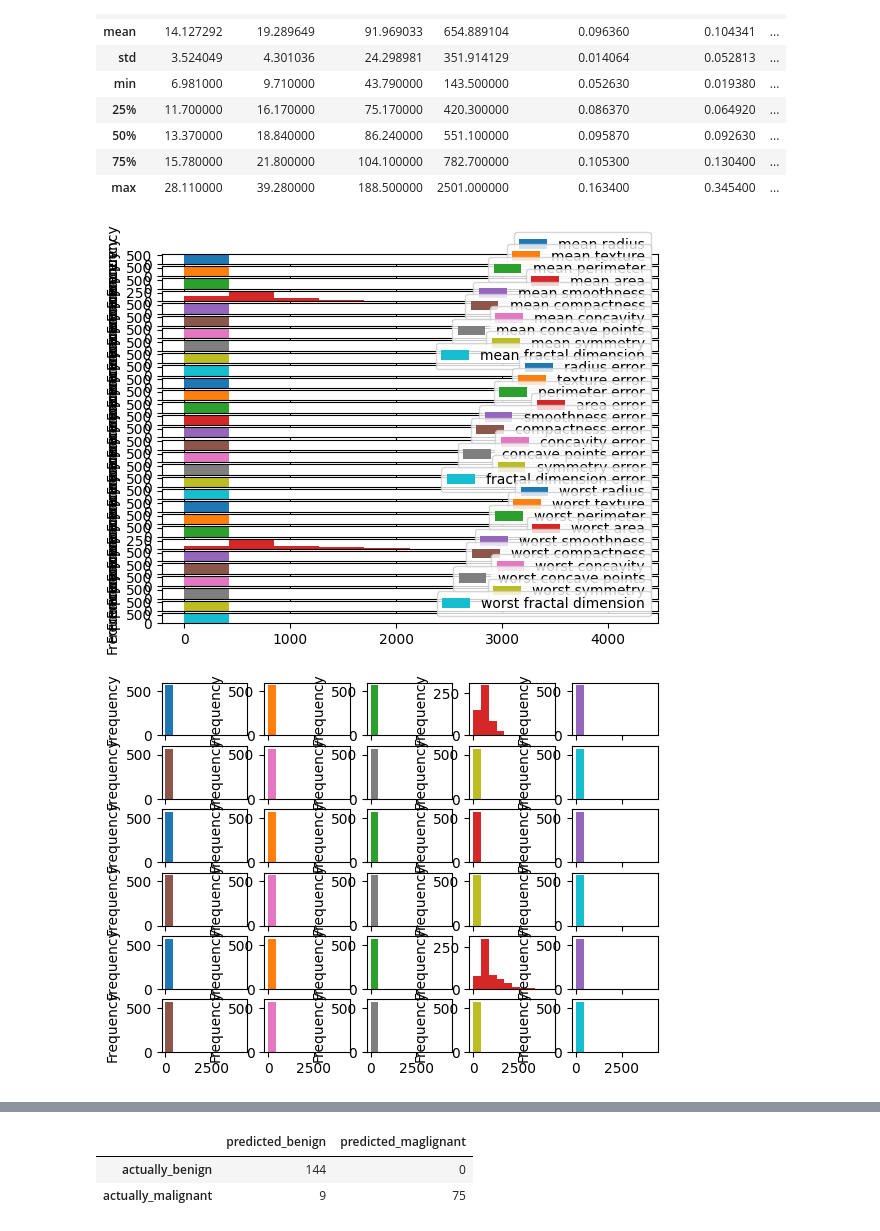
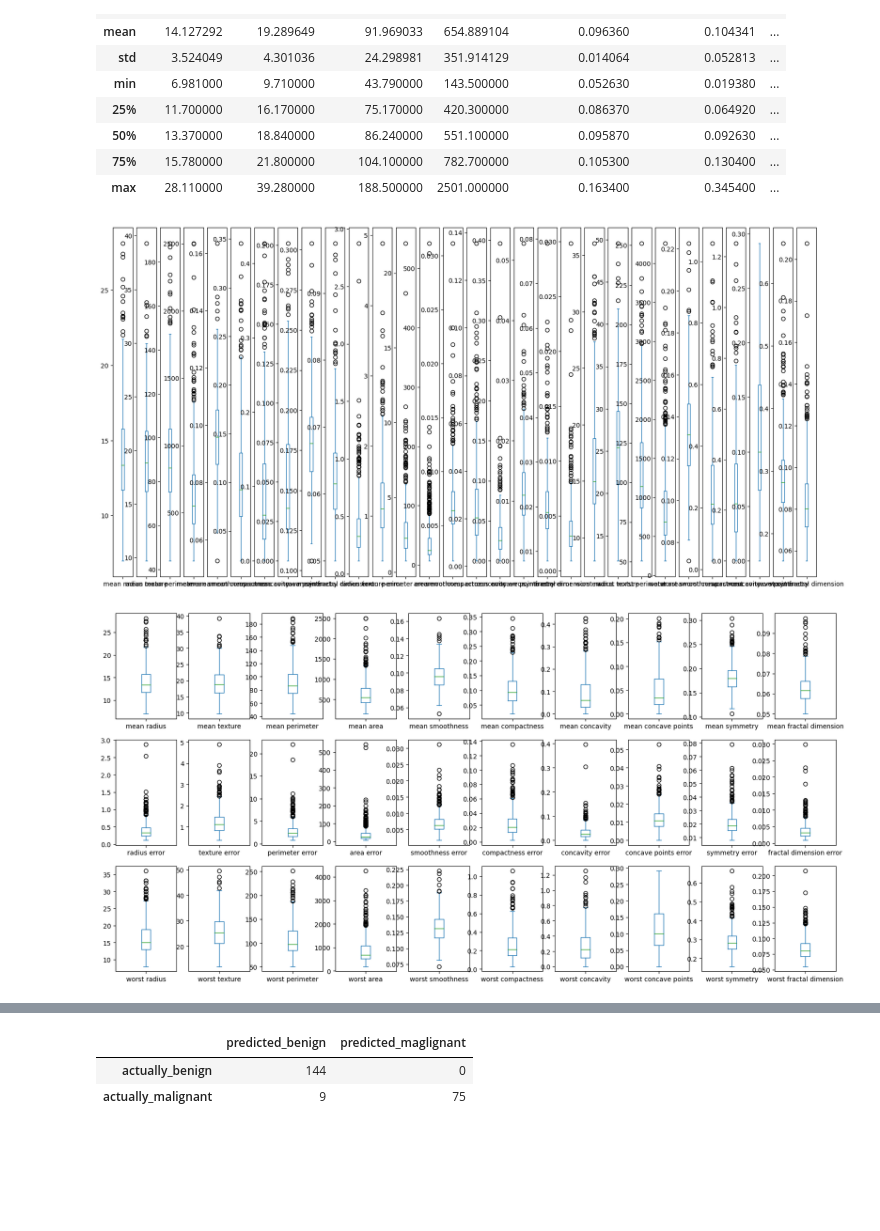
Before and after one commit to jtsuvile/AI_utbildning, a Jupyter notebook: ML_python_workshop.ipynb, the cells around one changed output, grey strips where cells are left out. Saved outputs shown, nothing was run; the diff lists cells and outputs as text; code cells hidden in the pictures; blank space fills up the shorter version.

```diff
--- a/ML_python_workshop.ipynb
+++ b/ML_python_workshop.ipynb
@@ -24,11 +24,11 @@ Vi preppar notebooken med paket och data vi kommer behöva under övningen
 
 import pandas as pd # pandas är bra för att hantera tabulärdata
 import matplotlib.pyplot as plt # matplotlib är för att göra snygga plottar
-import seaborn as sns # seaborn också hjälper oss göra snygga plottar
 from sklearn import datasets # sklearn har mycket ML-relaterat, här importerar vi funktionen som ger oss datasets
 from sklearn.model_selection import train_test_split # och här lite funktioner vi kommer behöva
 
 pd.options.display.max_columns = None  # Ställer in så pandas dataframes inte kollapsar (döljer) kolumner när vi skriver ut en tabell
+plt.rcParams['figure.figsize'] = [20, 10]
 # %%
 # vi laddar in datasettet
 
@@ -109,17 +107,17 @@ X.describe()
 | max | 28.110000 | 39.280000 | 188.500000 | 2501.000000 | 0.163400 | 0.345400 | ... |
 # %%
 # men usch det är jobbigt att kolla på siffror på det sättet. Hade det varit enklare att förstå en bild?
-X.plot.hist(subplots=True)
+X.plot.box(subplots=True)
 plt.show() # in order for the plot to show on the notebook, you need to always call plt.show after creating a plot
 # %% [output]
-[figure, old version]
+[figure, new version]
 # %%
 # det var lite bra men inte helt och hållet. Vi fortsätter utveckla plottet för att det ska vara lite mer informativt!
 # normalt hade du fortsätt genom att ändra den befintliga koden och bara kört om cellen, men för att vara pedagogiska kommer vi göra det steg för steg
 
 # vi lägger in en arguemnt som heter "layout", den hjälper oss få plottarna lite tydligare
-X.plot.hist(subplots=True, legend=False, layout=(6, 5))
+X.plot.box(subplots=True, legend=False, layout=(3, 10))
 plt.show()
 # blev det bättre? känn dig fri att ändra på antal (rader, kolumner) i layout för att hitta vad som känns rimligt för dig
 # %% [output]
-[figure, old version]
+[figure, new version]
```
Also changed, not shown: parts of 21 cells of this notebook.
